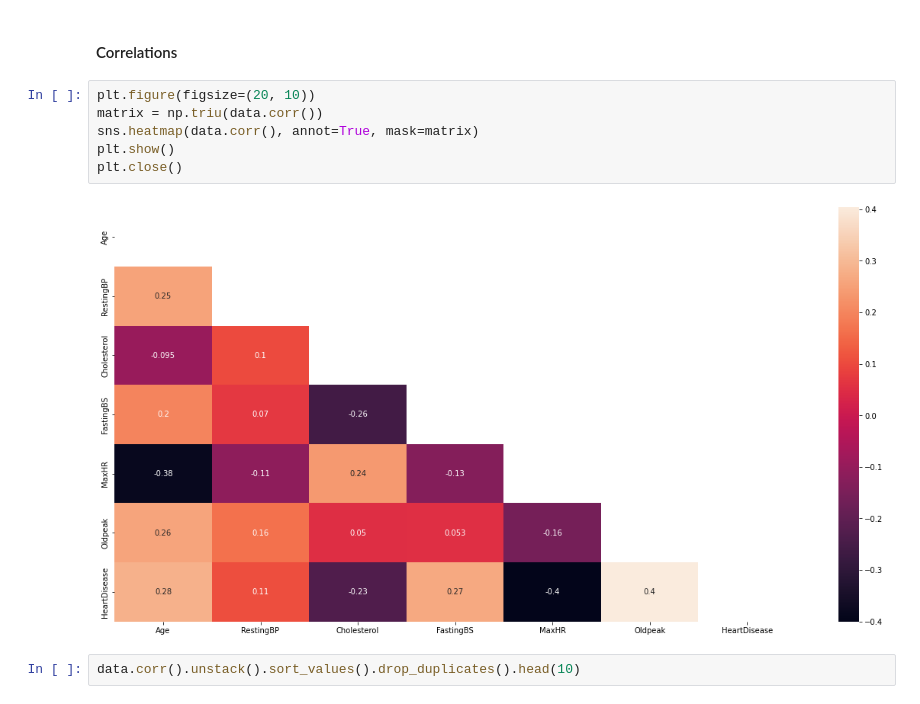
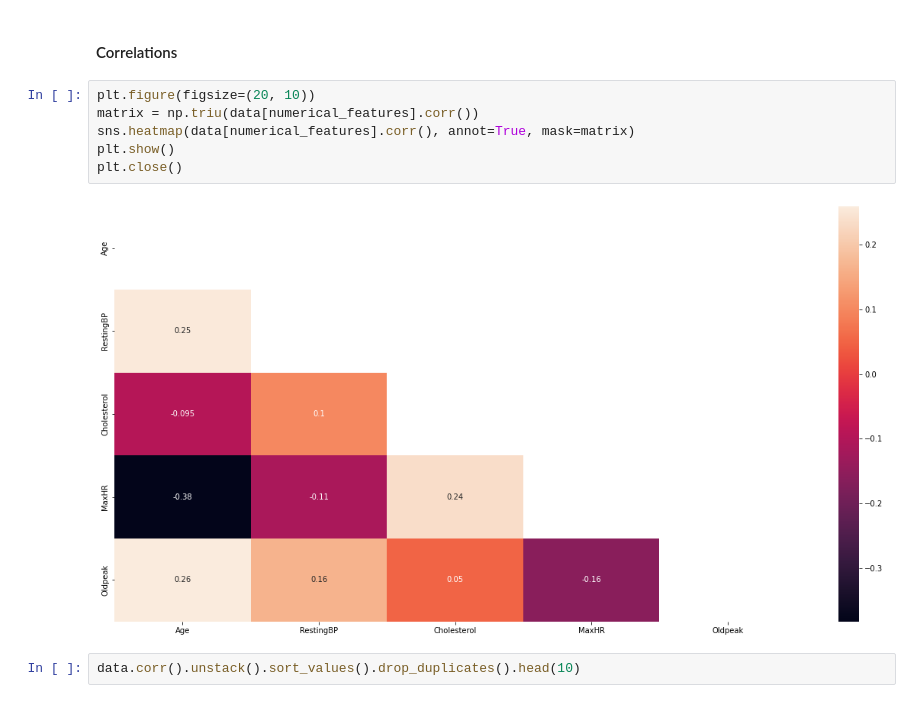
Before and after one commit to 13Mai13/heart-failure, a Jupyter notebook: notebooks/heart-failure.ipynb, the cells around one changed output. Drawn from its saved outputs; the diff is of its cells as text.

```diff
--- a/notebooks/heart-failure.ipynb
+++ b/notebooks/heart-failure.ipynb
@@ -276,12 +270,12 @@ Text(0.5, 0, 'Relative Importance')
 #### Correlations
 # %%
 plt.figure(figsize=(20, 10))
-matrix = np.triu(data.corr())
-sns.heatmap(data.corr(), annot=True, mask=matrix)
+matrix = np.triu(data[numerical_features].corr())
+sns.heatmap(data[numerical_features].corr(), annot=True, mask=matrix)
 plt.show()
 plt.close()
 # %% [output]
-[figure, old version]
+[figure, new version]
 # %%
 data.corr().unstack().sort_values().drop_duplicates().head(10)
 # %% [output]
```
Also changed, not shown: parts of 9 cells of this notebook.
